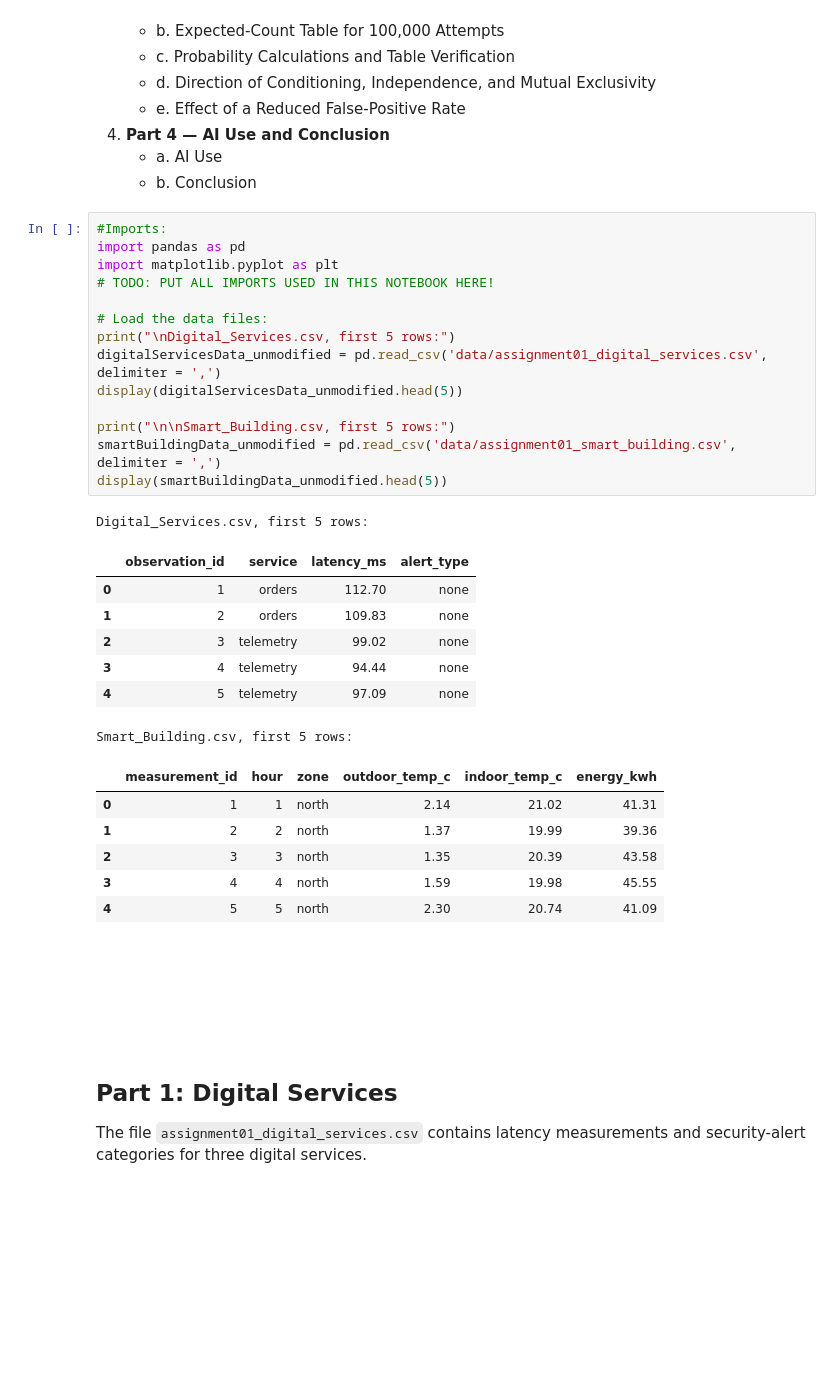
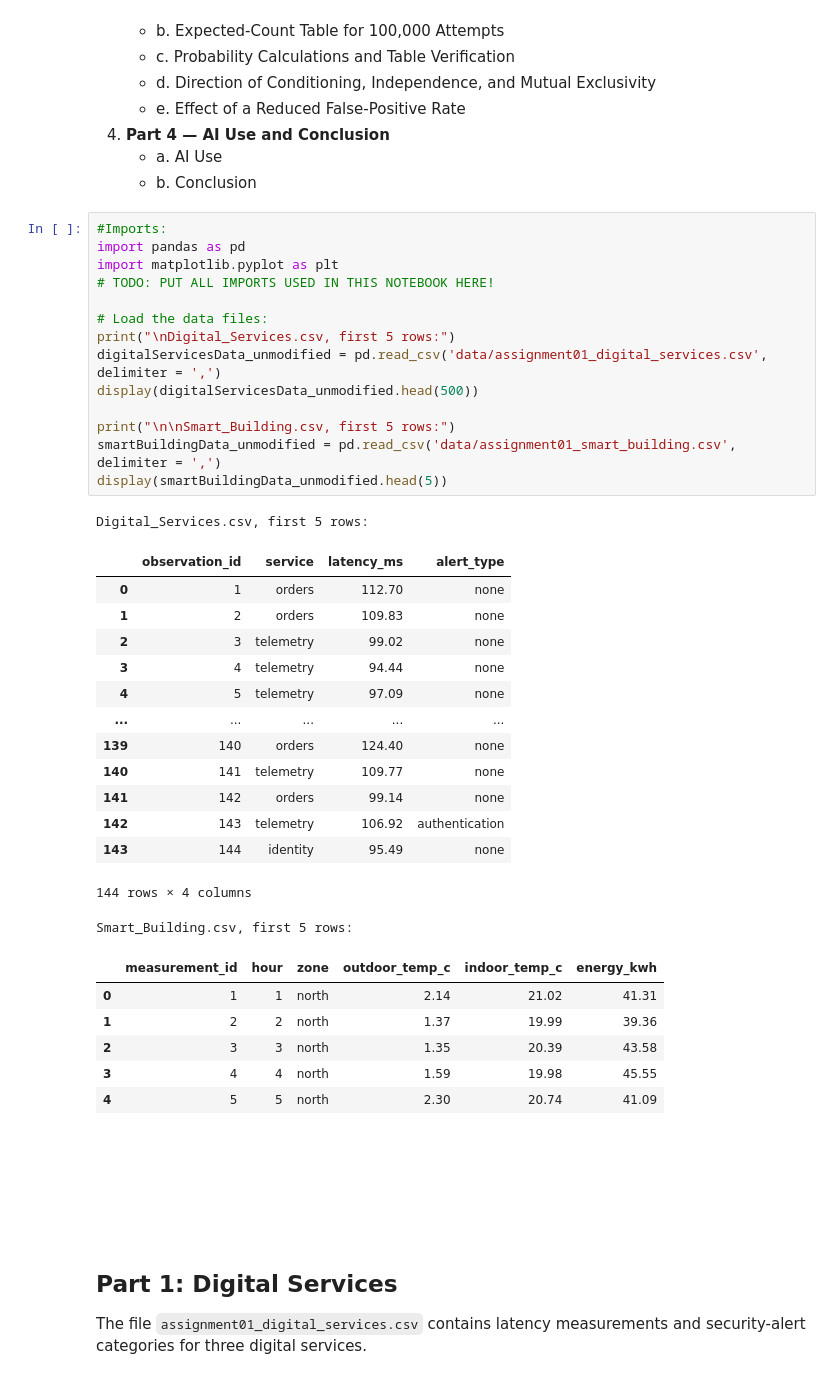
Before and after one commit to Dogmeat2000/sta1, a Jupyter notebook: assignment1/assignment1.ipynb, the cells around one changed output. Saved outputs shown, nothing was run; the diff lists cells and outputs as text; blank space fills up the shorter version.

```diff
--- a/assignment1/assignment1.ipynb
+++ b/assignment1/assignment1.ipynb
@@ -28,26 +28,33 @@ Based on assignment 1 description (https://rbrooksdk.github.io/STA1_26/assignmen
 # %%
 #Imports:
 import pandas as pd
 import matplotlib.pyplot as plt
 # TODO: PUT ALL IMPORTS USED IN THIS NOTEBOOK HERE!
 
 # Load the data files:
 print("\nDigital_Services.csv, first 5 rows:")
 digitalServicesData_unmodified = pd.read_csv('data/assignment01_digital_services.csv', delimiter = ',')
-display(digitalServicesData_unmodified.head(5))
+display(digitalServicesData_unmodified.head(500))
 
 print("\n\nSmart_Building.csv, first 5 rows:")
 smartBuildingData_unmodified = pd.read_csv('data/assignment01_smart_building.csv', delimiter = ',')
 display(smartBuildingData_unmodified.head(5))
 # %% [output]
 Digital_Services.csv, first 5 rows:
 |  | observation_id | service | latency_ms | alert_type |
 | 0 | 1 | orders | 112.70 | none |
 | 1 | 2 | orders | 109.83 | none |
 | 2 | 3 | telemetry | 99.02 | none |
 | 3 | 4 | telemetry | 94.44 | none |
 | 4 | 5 | telemetry | 97.09 | none |
+| ... | ... | ... | ... | ... |
+| 139 | 140 | orders | 124.40 | none |
+| 140 | 141 | telemetry | 109.77 | none |
+| 141 | 142 | orders | 99.14 | none |
+| 142 | 143 | telemetry | 106.92 | authentication |
+| 143 | 144 | identity | 95.49 | none |
-Smart_Building.csv, first 5 rows:
+144 rows × 4 columns
+Smart_Building.csv, first 5 rows:
 |  | measurement_id | hour | zone | outdoor_temp_c | indoor_temp_c | energy_kwh |
 | 0 | 1 | 1 | north | 2.14 | 21.02 | 41.31 |
 | 1 | 2 | 2 | north | 1.37 | 19.99 | 39.36 |
```
Also changed, not shown: parts of 1 cell of this notebook.
